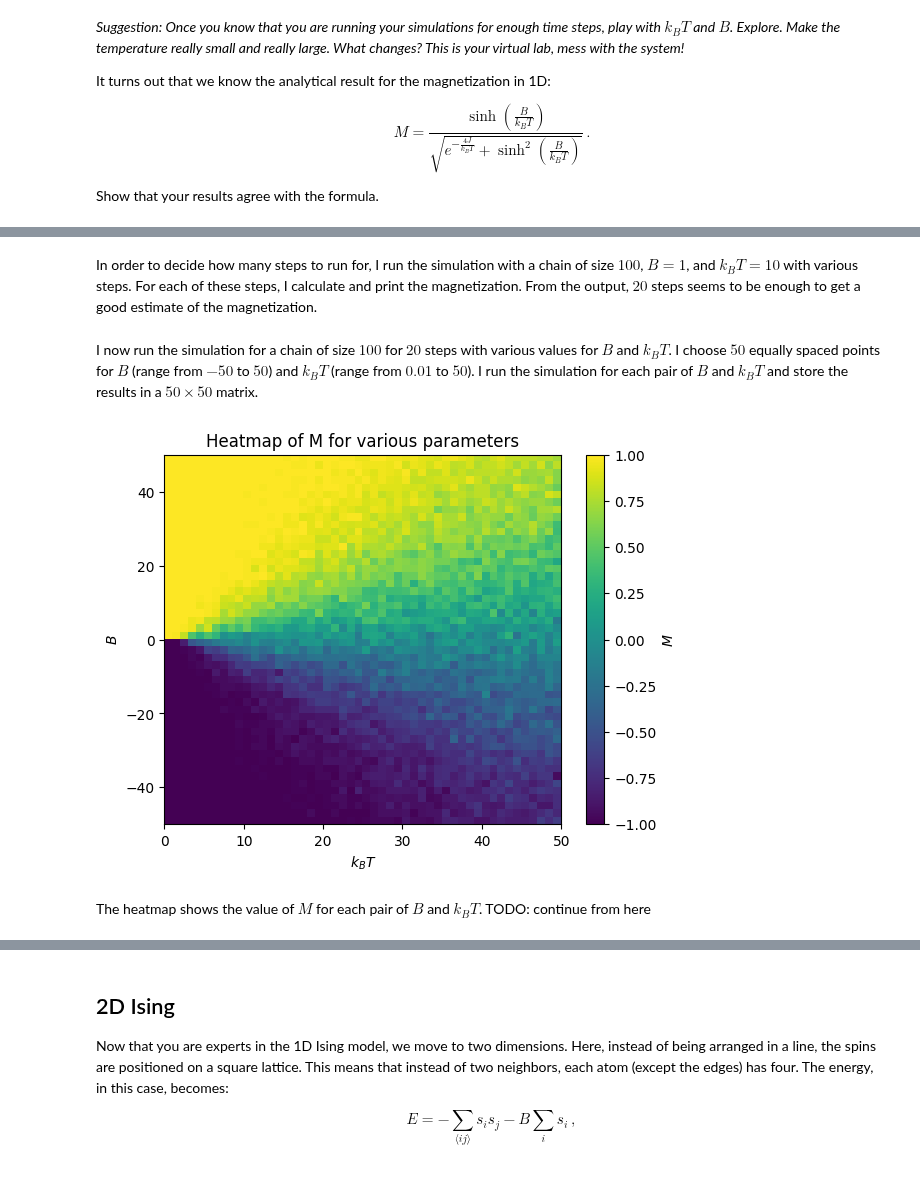
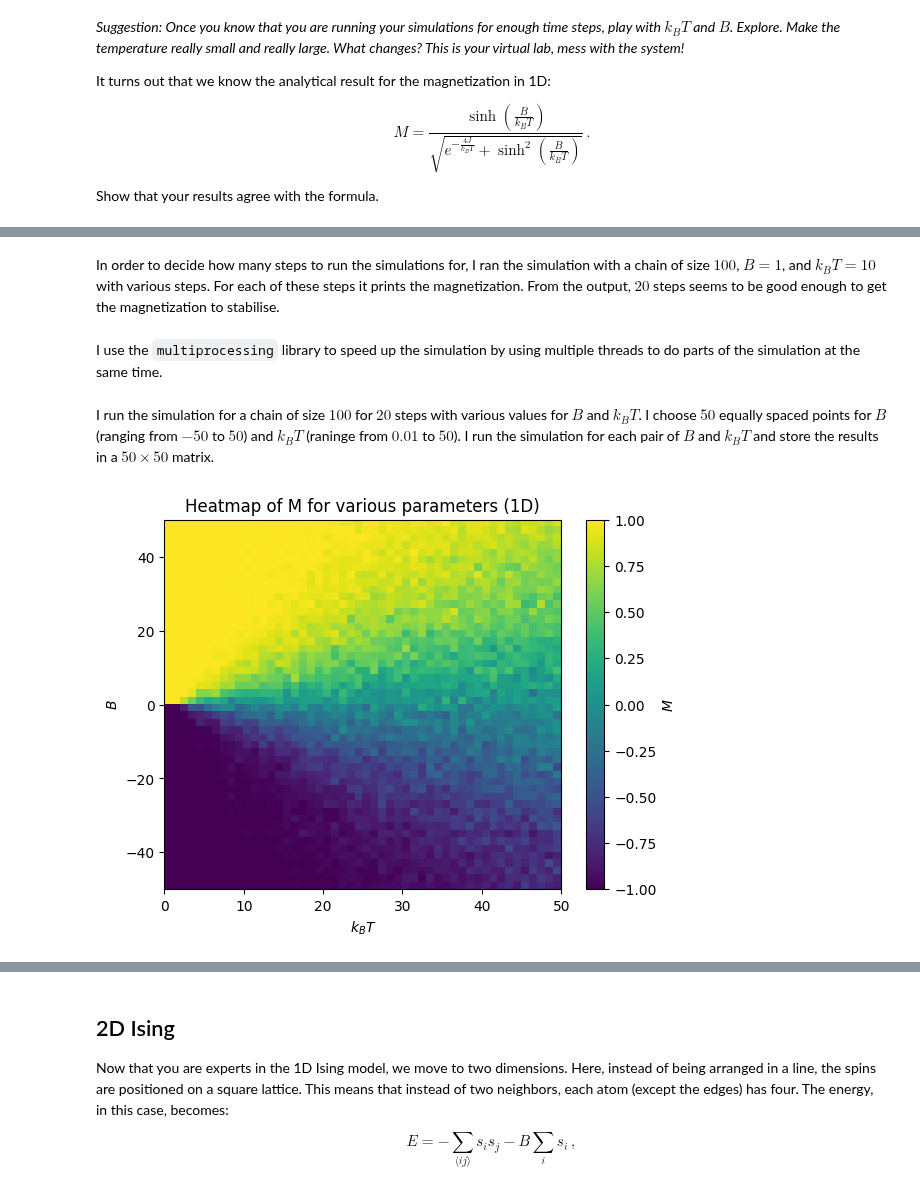
Before and after one commit to vibilanj/cmps, a Jupyter notebook: homework/Ising_Model.ipynb, the cells around one changed output, grey strips where cells are left out. Drawn from its saved outputs; the diff is of its cells as text; code cells hidden in the pictures.

Commit message:
continue writing comments project2

```diff
--- a/homework/Ising_Model.ipynb
+++ b/homework/Ising_Model.ipynb
@@ -172,7 +172,9 @@ steps = 25 -> M = 0.22
 # %% [markdown]
-In order to decide how many steps to run for, I run the simulation with a chain of size $100$, $B = 1$, and $k_BT = 10$ with various steps. For each of these steps, I calculate and print the magnetization. From the output, $20$ steps seems to be enough to get a good estimate of the magnetization.
+In order to decide how many steps to run the simulations for, I ran the simulation with a chain of size $100$, $B = 1$, and $k_BT = 10$ with various steps. For each of these steps it prints the magnetization. From the output, $20$ steps seems to be good enough to get the magnetization to stabilise.
 # %%
 import multiprocessing
+# %% [markdown]
+I use the `multiprocessing` library to speed up the simulation by using multiple threads to do parts of the simulation at the same time.
 # %%
 N = 100
 steps = 20
@@ -192,14 +194,12 @@ with multiprocessing.Manager() as manager:
         pool.map(sub_res_simulator, [(res, idx, B) for idx, B in enumerate(Bs)])
     res = list(res)
 # %% [markdown]
-I now run the simulation for a chain of size $100$ for $20$ steps with various values for $B$ and $k_BT$. I choose $50$ equally spaced points for $B$ (range from $-50$ to $50$) and $k_BT$ (range from $0.01$ to $50$). I run the simulation for each pair of $B$ and $k_BT$ and store the results in a $50 \times 50$ matrix.
+I run the simulation for a chain of size $100$ for $20$ steps with various values for $B$ and $k_BT$. I choose $50$ equally spaced points for $B$ (ranging from $-50$ to $50$) and $k_BT$ (raninge from $0.01$ to $50$). I run the simulation for each pair of $B$ and $k_BT$ and store the results in a $50 \times 50$ matrix.
 # %%
 fig, ax = plt.subplots(1, 1)
 im = ax.imshow(res, origin = "lower", aspect = "auto", extent= [0, 50, -50, 50])
-ax.set(xlabel = "$k_BT$", ylabel = "$B$", title = "Heatmap of M for various parameters")
+ax.set(xlabel = "$k_BT$", ylabel = "$B$", title = "Heatmap of M for various parameters (1D)")
 plt.colorbar(im, ax = ax, label = "$M$")
 plt.show()
 # %% [output]
-[figure, old version]
+[figure, new version]
-# %% [markdown]
-The heatmap shows the value of $M$ for each pair of $B$ and $k_BT$. TODO: continue from here
```
Also changed, not shown: parts of 3 cells of this notebook.
